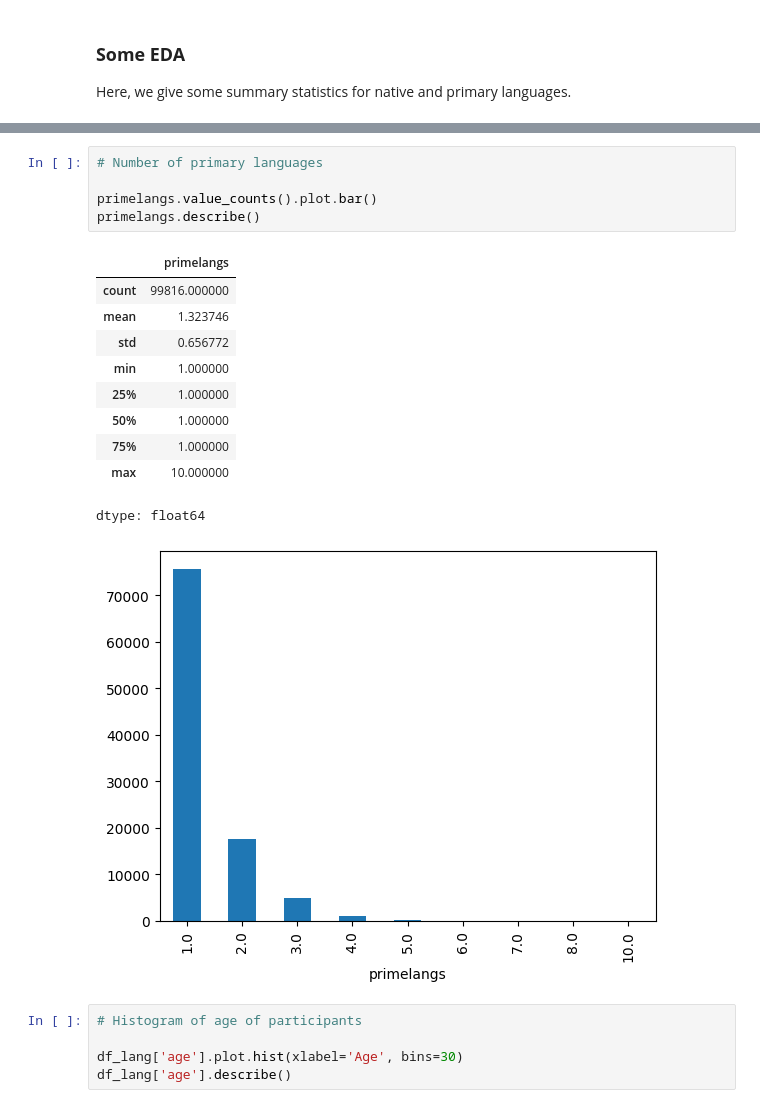
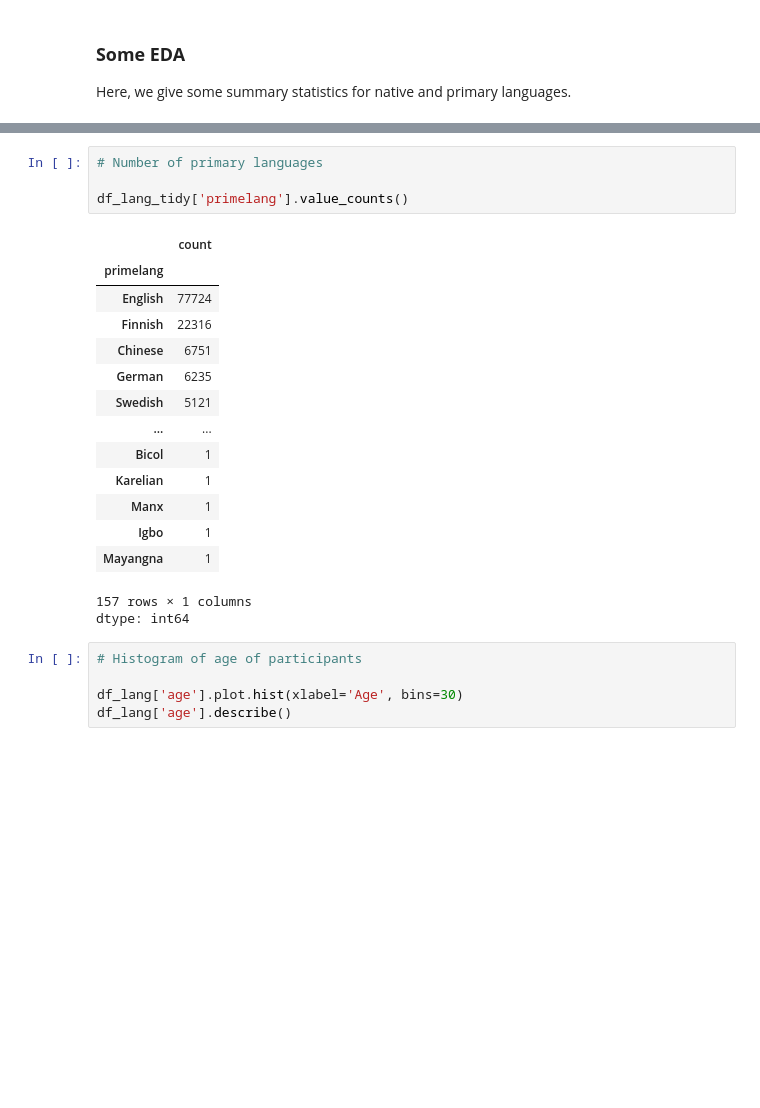
Before and after one commit to ifaul/ifaul.github.io, a Jupyter notebook: lang_acquire_milestone2_11_06.ipynb, the cells around one changed output, grey strips where cells are left out. Drawn from its saved outputs; the diff is of its cells as text; blank space fills up the shorter version.

```diff
--- a/lang_acquire_milestone2_11_06.ipynb
+++ b/lang_acquire_milestone2_11_06.ipynb
@@ -265,20 +256,23 @@ dtype: float64
 # %%
 # Number of primary languages
 
-primelangs.value_counts().plot.bar()
-primelangs.describe()
+df_lang_tidy['primelang'].value_counts()
 # %% [output]
-|  | primelangs |
-| count | 99816.000000 |
-| mean | 1.323746 |
-| std | 0.656772 |
-| min | 1.000000 |
-| 25% | 1.000000 |
-| 50% | 1.000000 |
-| 75% | 1.000000 |
-| max | 10.000000 |
+|  | count |
+| primelang |  |
+| English | 77724 |
+| Finnish | 22316 |
+| Chinese | 6751 |
+| German | 6235 |
+| Swedish | 5121 |
+| ... | ... |
+| Bicol | 1 |
+| Karelian | 1 |
+| Manx | 1 |
+| Igbo | 1 |
+| Mayangna | 1 |
-dtype: float64
+157 rows × 1 columns
+dtype: int64
-[figure, removed]
 # %%
 # Histogram of age of participants
 
```
Also changed, not shown: parts of 19 cells of this notebook.
